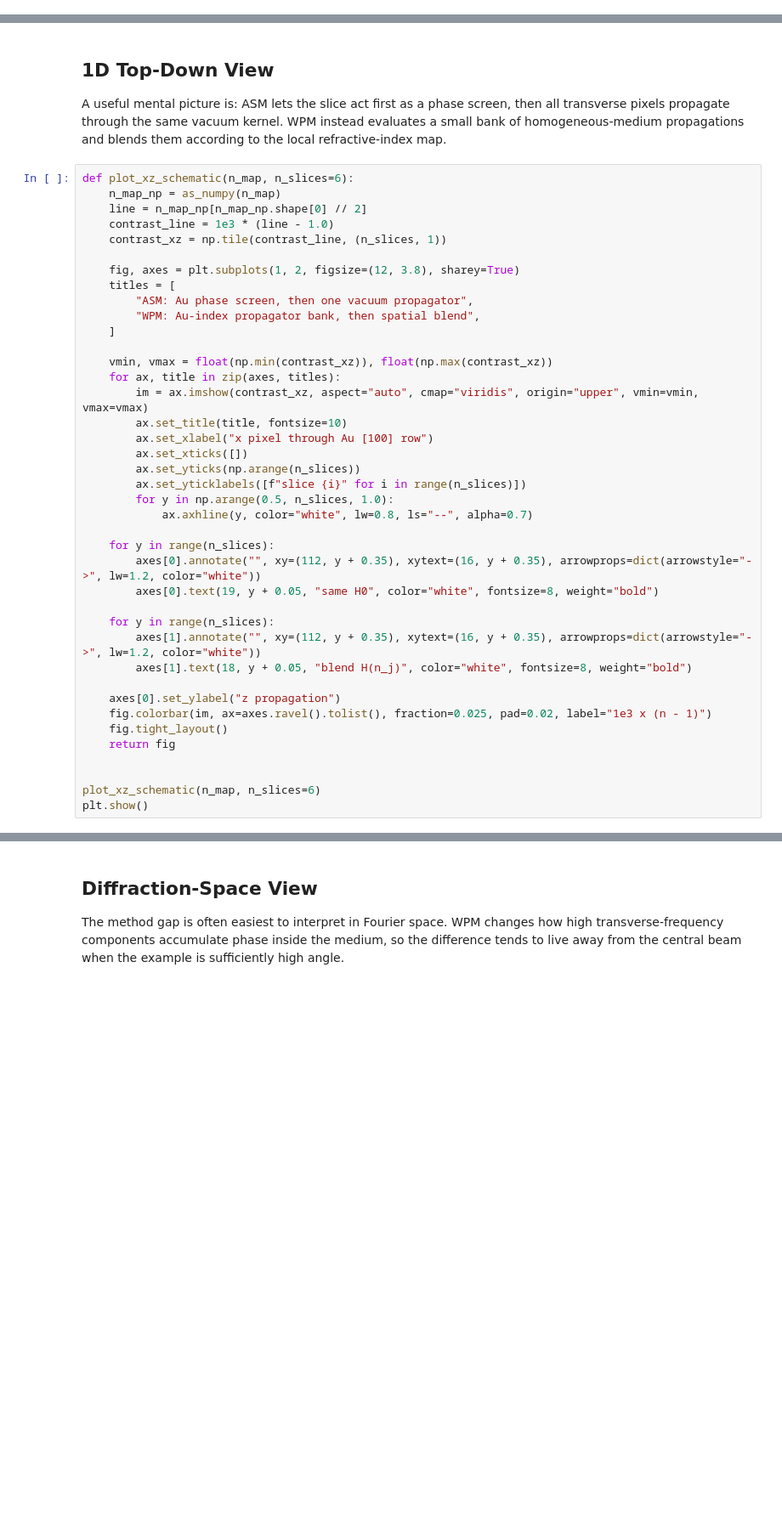
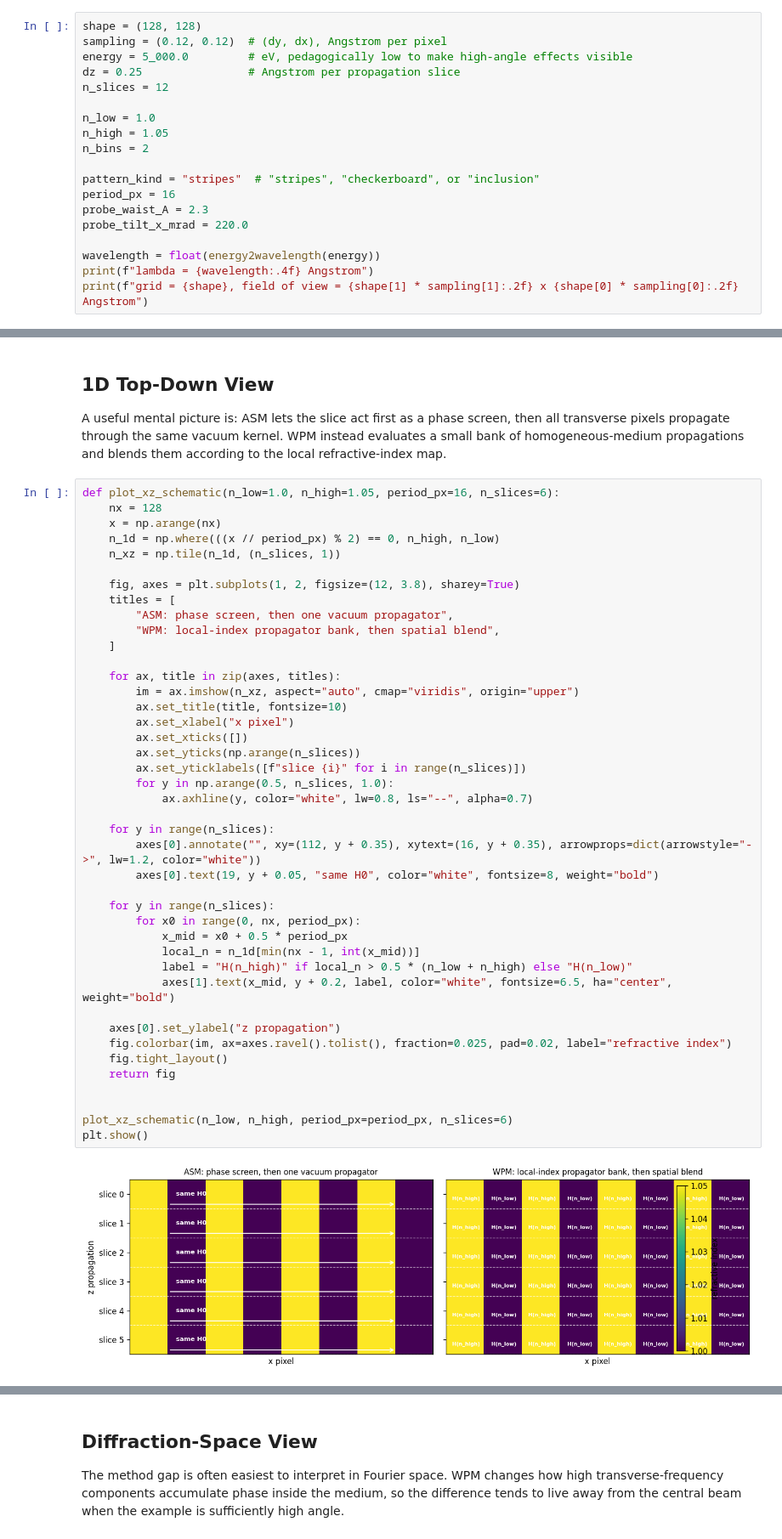
Before and after one commit to DavidLanders95/WideAnglePropagation, a Jupyter notebook: notebooks/archive/wpm_visual_explainer.ipynb, the cells around one changed output, grey strips where cells are left out. Shown at 85% size. Cells and saved outputs as stored; diff of their text form; blank space fills up the shorter version.

```diff
--- a/notebooks/archive/wpm_visual_explainer.ipynb
+++ b/notebooks/archive/wpm_visual_explainer.ipynb
@@ -170,0 +60,19 @@ print(f"dz = {dz:.4f} A, n_bins = {n_bins}, visual potential gain = {potential_v
+# %%
+shape = (128, 128)
+sampling = (0.12, 0.12)  # (dy, dx), Angstrom per pixel
+energy = 5_000.0         # eV, pedagogically low to make high-angle effects visible
+dz = 0.25                # Angstrom per propagation slice
+n_slices = 12
+
+n_low = 1.0
+n_high = 1.05
+n_bins = 2
+
+pattern_kind = "stripes"  # "stripes", "checkerboard", or "inclusion"
+period_px = 16
+probe_waist_A = 2.3
+probe_tilt_x_mrad = 220.0
+
+wavelength = float(energy2wavelength(energy))
+print(f"lambda = {wavelength:.4f} Angstrom")
+print(f"grid = {shape}, field of view = {shape[1] * sampling[1]:.2f} x {shape[0] * sampling[0]:.2f} Angstrom")
@@ -467,42 +264,46 @@ plt.show()
 
 A useful mental picture is: ASM lets the slice act first as a phase screen, then all transverse pixels propagate through the same vacuum kernel. WPM instead evaluates a small bank of homogeneous-medium propagations and blends them according to the local refractive-index map.
 # %%
-def plot_xz_schematic(n_map, n_slices=6):
-    n_map_np = as_numpy(n_map)
-    line = n_map_np[n_map_np.shape[0] // 2]
-    contrast_line = 1e3 * (line - 1.0)
-    contrast_xz = np.tile(contrast_line, (n_slices, 1))
+def plot_xz_schematic(n_low=1.0, n_high=1.05, period_px=16, n_slices=6):
+    nx = 128
+    x = np.arange(nx)
+    n_1d = np.where(((x // period_px) % 2) == 0, n_high, n_low)
+    n_xz = np.tile(n_1d, (n_slices, 1))
 
     fig, axes = plt.subplots(1, 2, figsize=(12, 3.8), sharey=True)
     titles = [
-        "ASM: Au phase screen, then one vacuum propagator",
-        "WPM: Au-index propagator bank, then spatial blend",
+        "ASM: phase screen, then one vacuum propagator",
+        "WPM: local-index propagator bank, then spatial blend",
     ]
 
-    vmin, vmax = float(np.min(contrast_xz)), float(np.max(contrast_xz))
     for ax, title in zip(axes, titles):
-        im = ax.imshow(contrast_xz, aspect="auto", cmap="viridis", origin="upper", vmin=vmin, vmax=vmax)
+        im = ax.imshow(n_xz, aspect="auto", cmap="viridis", origin="upper")
         ax.set_title(title, fontsize=10)
-        ax.set_xlabel("x pixel through Au [100] row")
+        ax.set_xlabel("x pixel")
         ax.set_xticks([])
         ax.set_yticks(np.arange(n_slices))
         ax.set_yticklabels([f"slice {i}" for i in range(n_slices)])
         for y in np.arange(0.5, n_slices, 1.0):
             ax.axhline(y, color="white", lw=0.8, ls="--", alpha=0.7)
 
     for y in range(n_slices):
         axes[0].annotate("", xy=(112, y + 0.35), xytext=(16, y + 0.35), arrowprops=dict(arrowstyle="->", lw=1.2, color="white"))
         axes[0].text(19, y + 0.05, "same H0", color="white", fontsize=8, weight="bold")
 
     for y in range(n_slices):
-        axes[1].annotate("", xy=(112, y + 0.35), xytext=(16, y + 0.35), arrowprops=dict(arrowstyle="->", lw=1.2, color="white"))
-        axes[1].text(18, y + 0.05, "blend H(n_j)", color="white", fontsize=8, weight="bold")
+        for x0 in range(0, nx, period_px):
+            x_mid = x0 + 0.5 * period_px
+            local_n = n_1d[min(nx - 1, int(x_mid))]
+            label = "H(n_high)" if local_n > 0.5 * (n_low + n_high) else "H(n_low)"
+            axes[1].text(x_mid, y + 0.2, label, color="white", fontsize=6.5, ha="center", weight="bold")
 
     axes[0].set_ylabel("z propagation")
-    fig.colorbar(im, ax=axes.ravel().tolist(), fraction=0.025, pad=0.02, label="1e3 x (n - 1)")
+    fig.colorbar(im, ax=axes.ravel().tolist(), fraction=0.025, pad=0.02, label="refractive index")
     fig.tight_layout()
     return fig
 
 
-plot_xz_schematic(n_map, n_slices=6)
+plot_xz_schematic(n_low, n_high, period_px=period_px, n_slices=6)
 plt.show()
+# %% [output]
+[figure, added]
```
Also changed, not shown: parts of 25 cells of this notebook, 28 other files.
